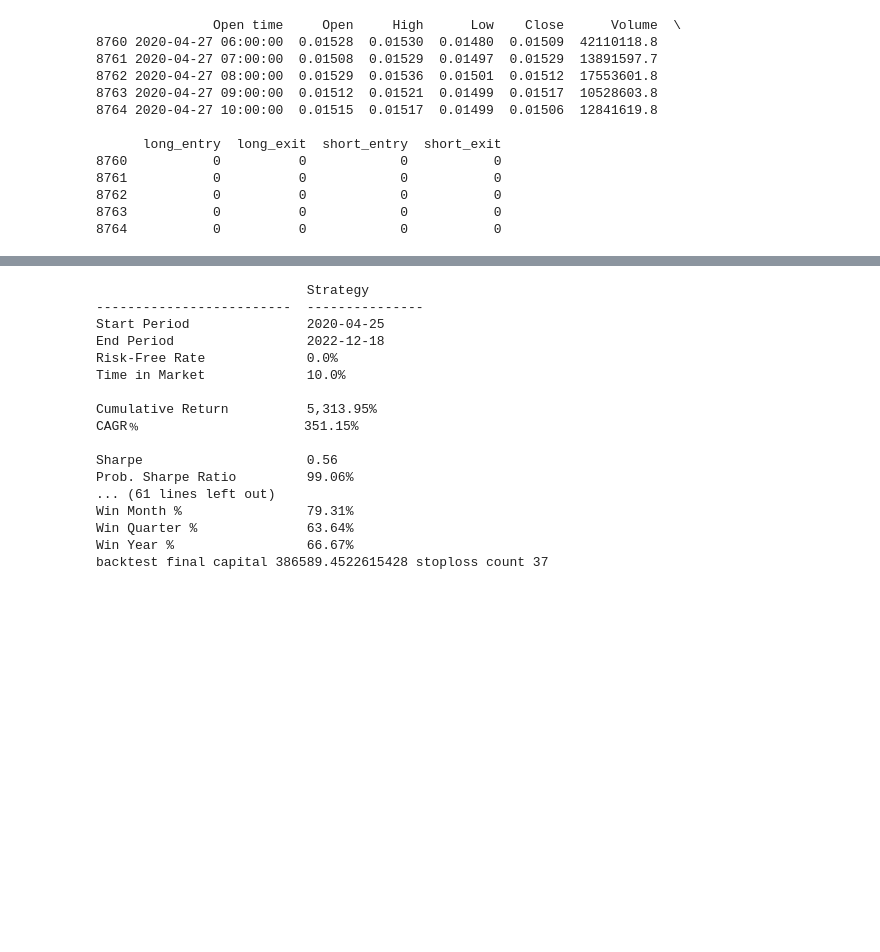
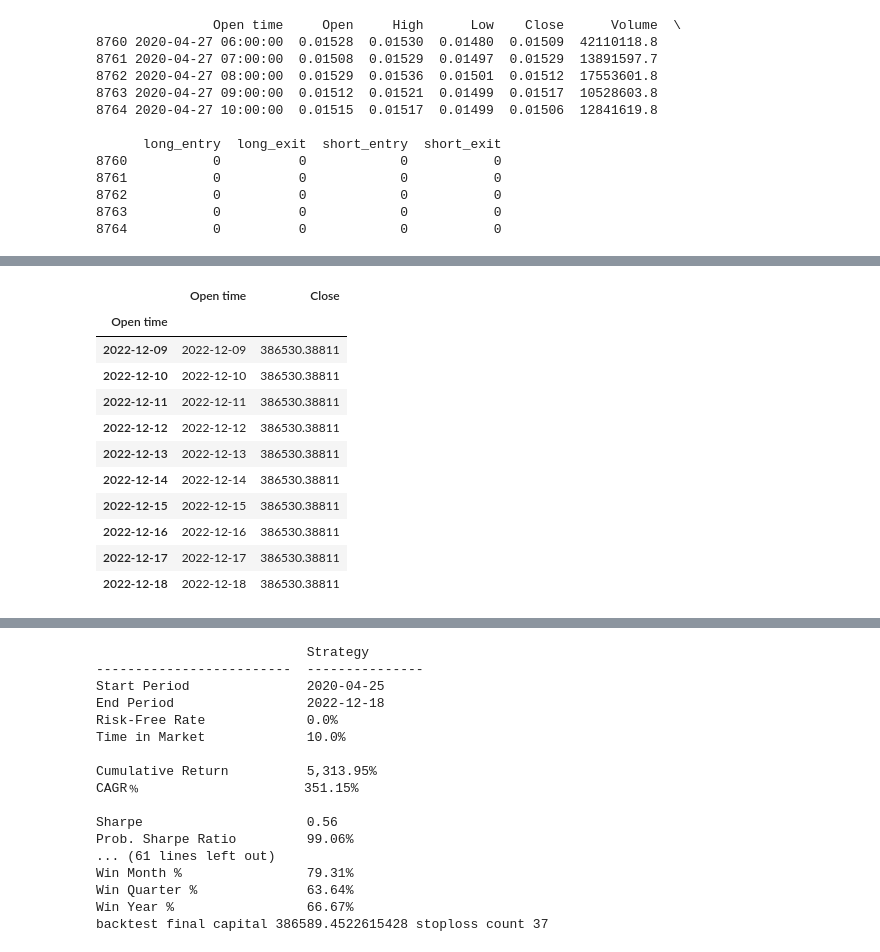
Before and after one commit to cryptic-core/crypto-strategy-backtest, a Jupyter notebook: aave-uni-bolll-backtest.ipynb, the cells around one changed output, grey strips where cells are left out. Cells and saved outputs as stored; diff of their text form; code cells hidden in the pictures; blank space fills up the shorter version.

```diff
--- a/aave-uni-bolll-backtest.ipynb
+++ b/aave-uni-bolll-backtest.ipynb
@@ -389,0 +398,15 @@ for k in range(skip_num,len(all_klines)-1):
+# %%
+qsdf.tail(10)
+# %% [output]
+|  | Open time | Close |
+| Open time |  |  |
+| 2022-12-09 | 2022-12-09 | 386530.38811 |
+| 2022-12-10 | 2022-12-10 | 386530.38811 |
+| 2022-12-11 | 2022-12-11 | 386530.38811 |
+| 2022-12-12 | 2022-12-12 | 386530.38811 |
+| 2022-12-13 | 2022-12-13 | 386530.38811 |
+| 2022-12-14 | 2022-12-14 | 386530.38811 |
+| 2022-12-15 | 2022-12-15 | 386530.38811 |
+| 2022-12-16 | 2022-12-16 | 386530.38811 |
+| 2022-12-17 | 2022-12-17 | 386530.38811 |
+| 2022-12-18 | 2022-12-18 | 386530.38811 |
```
Also changed, not shown: parts of 6 cells of this notebook, 1 other file.
